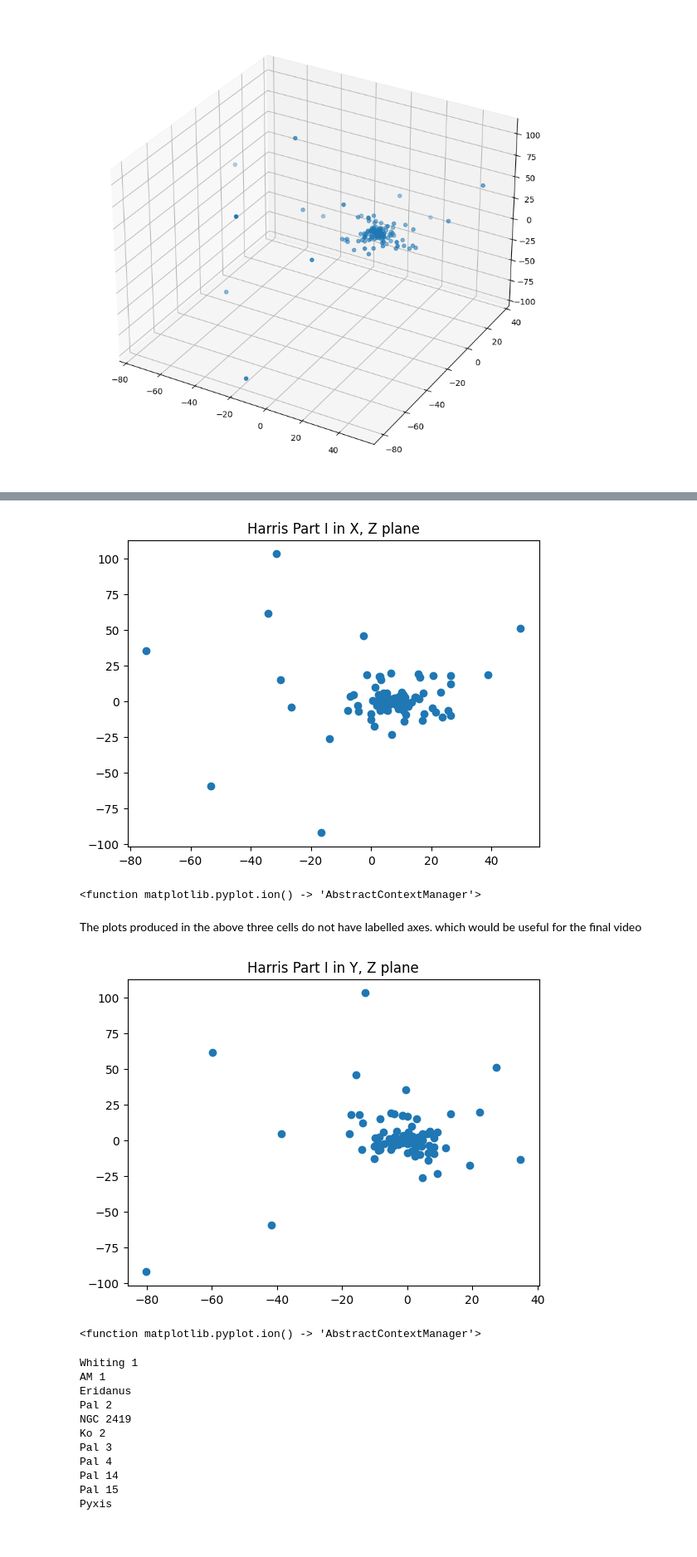
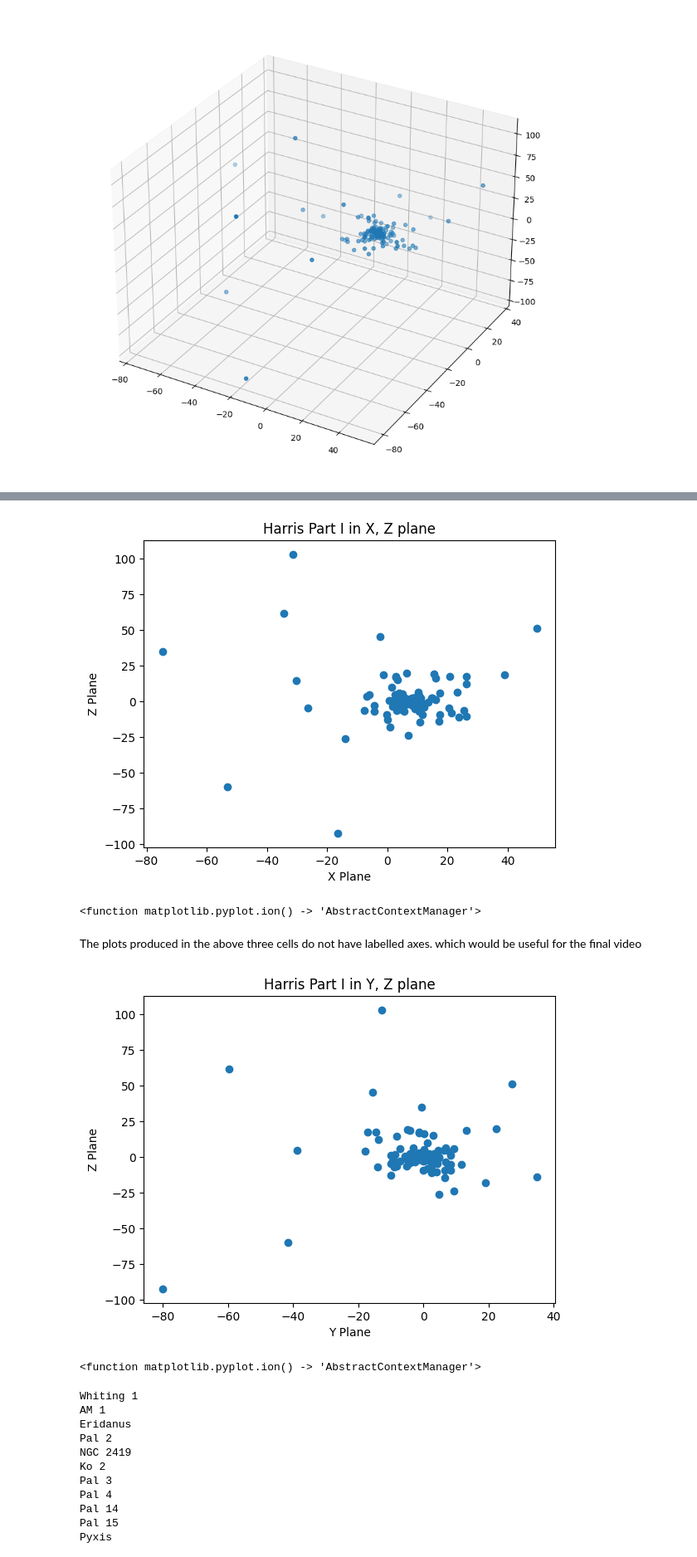
Before and after one commit to gigisheehan06-blip/3116-Comp-group2, a Jupyter notebook: The holy document.ipynb, the cells around one changed output, grey strips where cells are left out. Shown: that part at 83% size. Saved outputs shown, nothing was run; the diff lists cells and outputs as text; code cells hidden in the pictures; blank space fills up the shorter version.

Commit message:
HOLY: added axis labels for XYZ plots

```diff
--- a/The holy document.ipynb
+++ b/The holy document.ipynb
@@ -176,30 +180,38 @@ fig, ax = plt.subplots()
 ax.scatter(HarrisIX, HarrisIZ)
 ax.set_title('Harris Part I in X, Z plane')
 cursor = Cursor(ax, useblit=True, color='red', linewidth=1)
+
+plt.xlabel('X Plane')
+plt.ylabel('Z Plane')
+
 plt.show()
 plt.ion
 # %% [output]
-[figure, old version]
+[figure, new version]
 <function matplotlib.pyplot.ion() -> 'AbstractContextManager'>
 # %% [markdown]
 The plots produced in the above three cells do not have labelled axes. which would be useful for the final video
 # %%
 # Harris Part I in the Y, Z axis
 # First we import the cursor feature from the matplotlib package:
 from matplotlib.widgets import Cursor
 import matplotlib.pyplot as plt
 
 # Then, we  define the figure and axis
 fig, ax = plt.subplots()
 
-# Next we can plot Harris I in X, Z
+# Next we can plot Harris I in Y, Z
 ax.scatter(HarrisIY, HarrisIZ)
 ax.set_title('Harris Part I in Y, Z plane')
 cursor = Cursor(ax, useblit=True, color='red', linewidth=1)
+
+plt.xlabel('Y Plane')
+plt.ylabel('Z Plane')
+
 plt.show()
 plt.ion
 # %% [output]
-[figure, old version]
+[figure, new version]
 <function matplotlib.pyplot.ion() -> 'AbstractContextManager'>
 # %%
 # The following code will be used as a filter
```
Also changed, not shown: parts of 1 cell of this notebook.
